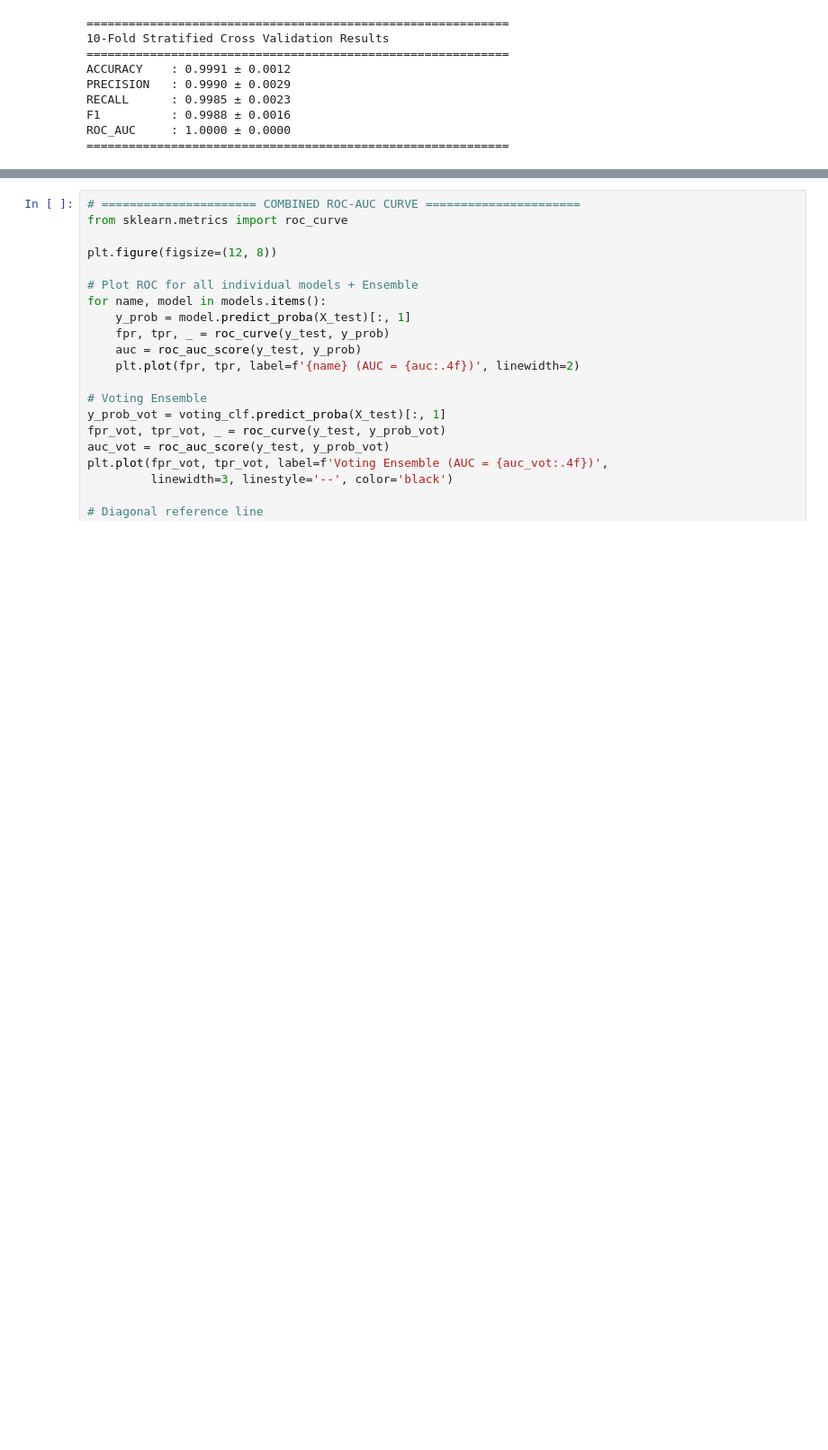
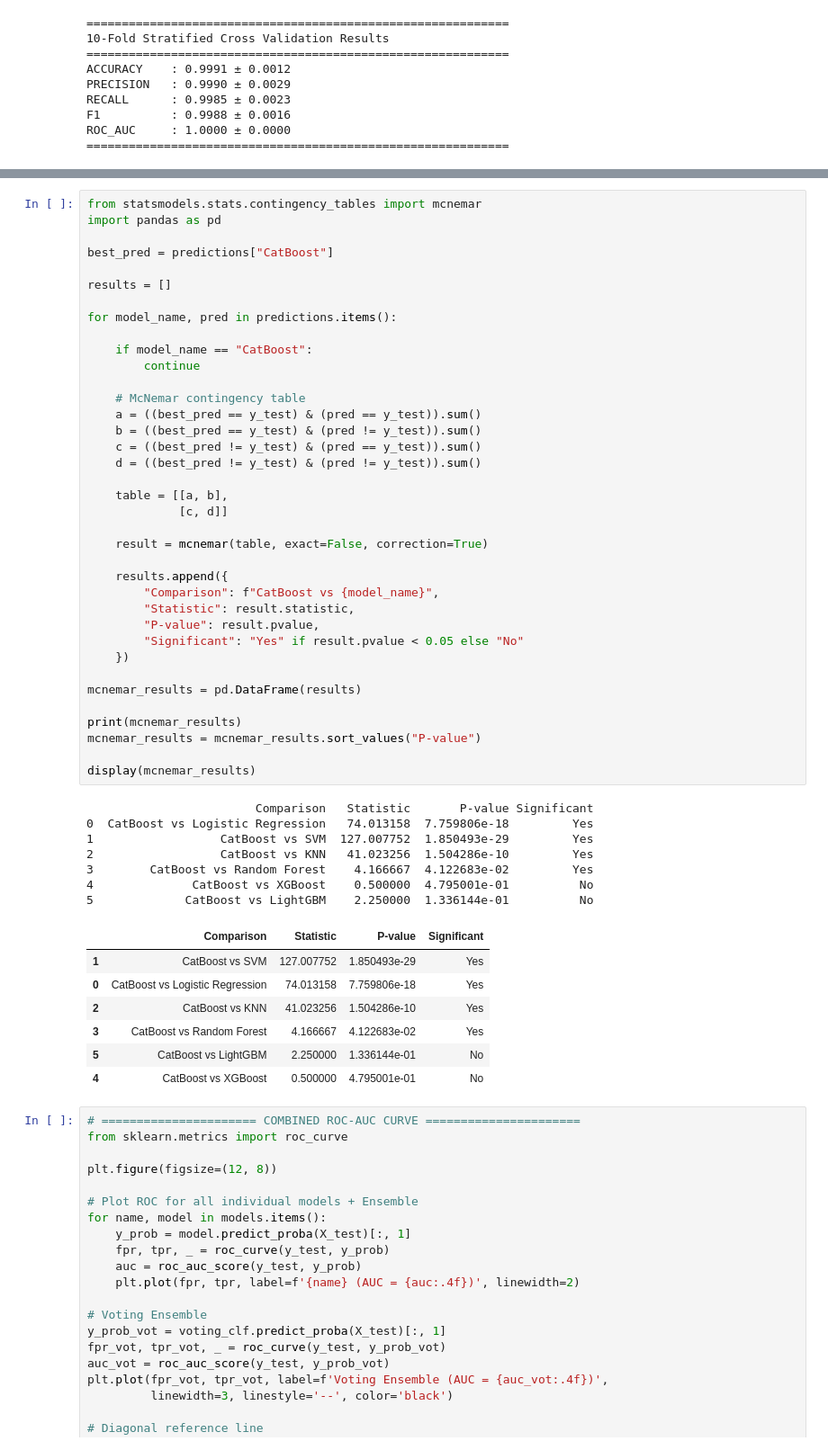
Before and after one commit to proshenjitbarua06-dot/skill-morph, a Jupyter notebook: Breast_Cancer.ipynb, the cells around one changed output, grey strips where cells are left out. Shown at 90% size. Drawn from its saved outputs; the diff is of its cells as text; blank space fills up the shorter version.

```diff
--- a/Breast_Cancer.ipynb
+++ b/Breast_Cancer.ipynb
@@ -337,3 +361,55 @@ ROC_AUC     : 1.0000 ± 0.0000
+# %%
+from statsmodels.stats.contingency_tables import mcnemar
+import pandas as pd
+
+best_pred = predictions["CatBoost"]
+
+results = []
+
+for model_name, pred in predictions.items():
+
+    if model_name == "CatBoost":
+        continue
+
+    # McNemar contingency table
+    a = ((best_pred == y_test) & (pred == y_test)).sum()
+    b = ((best_pred == y_test) & (pred != y_test)).sum()
+    c = ((best_pred != y_test) & (pred == y_test)).sum()
+    d = ((best_pred != y_test) & (pred != y_test)).sum()
+
+    table = [[a, b],
+             [c, d]]
+
+    result = mcnemar(table, exact=False, correction=True)
+
+    results.append({
+        "Comparison": f"CatBoost vs {model_name}",
+        "Statistic": result.statistic,
+        "P-value": result.pvalue,
+        "Significant": "Yes" if result.pvalue < 0.05 else "No"
+    })
+
+mcnemar_results = pd.DataFrame(results)
+
+print(mcnemar_results)
+mcnemar_results = mcnemar_results.sort_values("P-value")
+
+display(mcnemar_results)
+# %% [output]
+                        Comparison   Statistic       P-value Significant
+0  CatBoost vs Logistic Regression   74.013158  7.759806e-18         Yes
+1                  CatBoost vs SVM  127.007752  1.850493e-29         Yes
+2                  CatBoost vs KNN   41.023256  1.504286e-10         Yes
+3        CatBoost vs Random Forest    4.166667  4.122683e-02         Yes
+4              CatBoost vs XGBoost    0.500000  4.795001e-01          No
+5             CatBoost vs LightGBM    2.250000  1.336144e-01          No
+|  | Comparison | Statistic | P-value | Significant |
+| 1 | CatBoost vs SVM | 127.007752 | 1.850493e-29 | Yes |
+| 0 | CatBoost vs Logistic Regression | 74.013158 | 7.759806e-18 | Yes |
+| 2 | CatBoost vs KNN | 41.023256 | 1.504286e-10 | Yes |
+| 3 | CatBoost vs Random Forest | 4.166667 | 4.122683e-02 | Yes |
+| 5 | CatBoost vs LightGBM | 2.250000 | 1.336144e-01 | No |
+| 4 | CatBoost vs XGBoost | 0.500000 | 4.795001e-01 | No |
 # %%
 # ====================== COMBINED ROC-AUC CURVE ======================
 from sklearn.metrics import roc_curve
```
Also changed, not shown: parts of 1 cell of this notebook.
